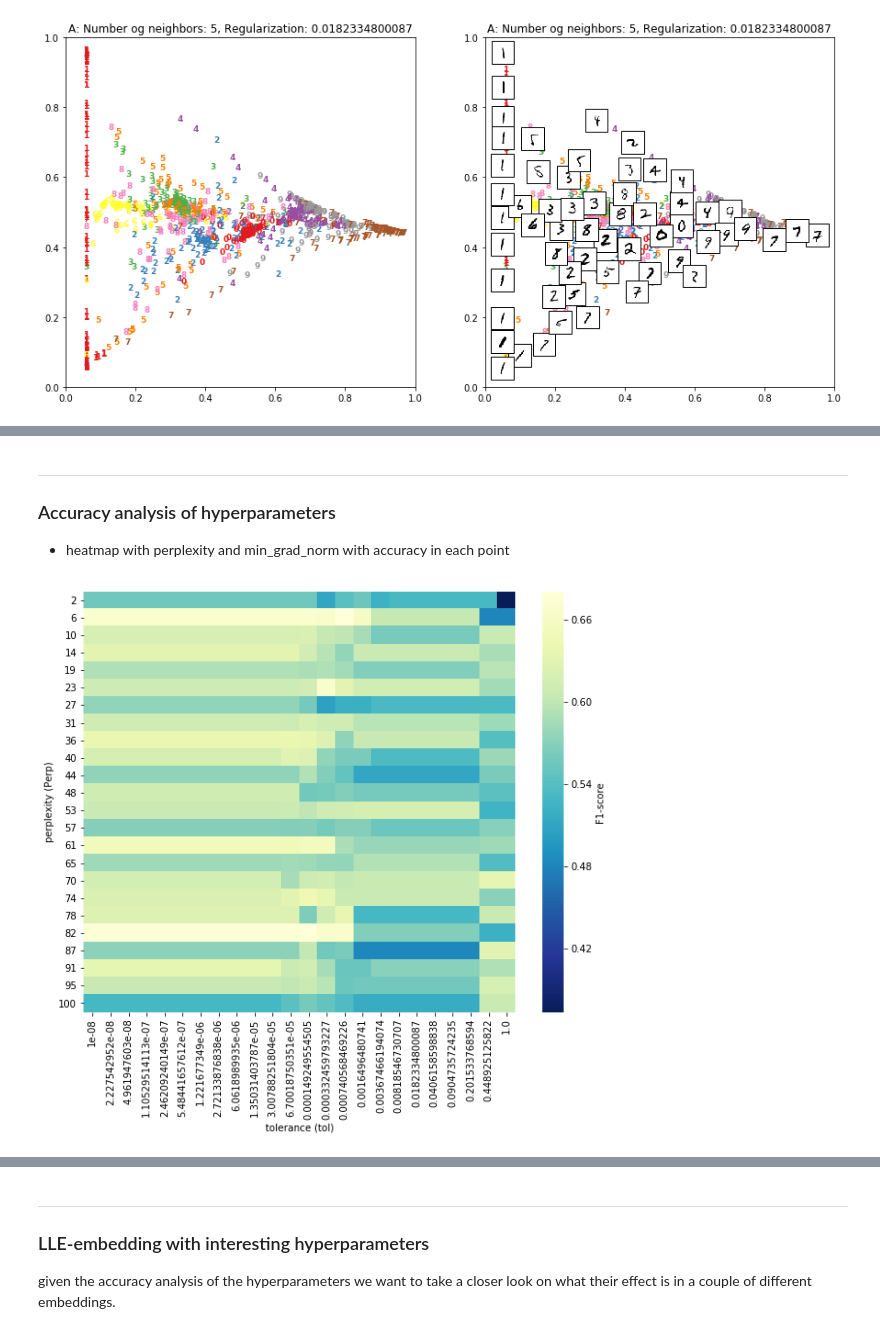
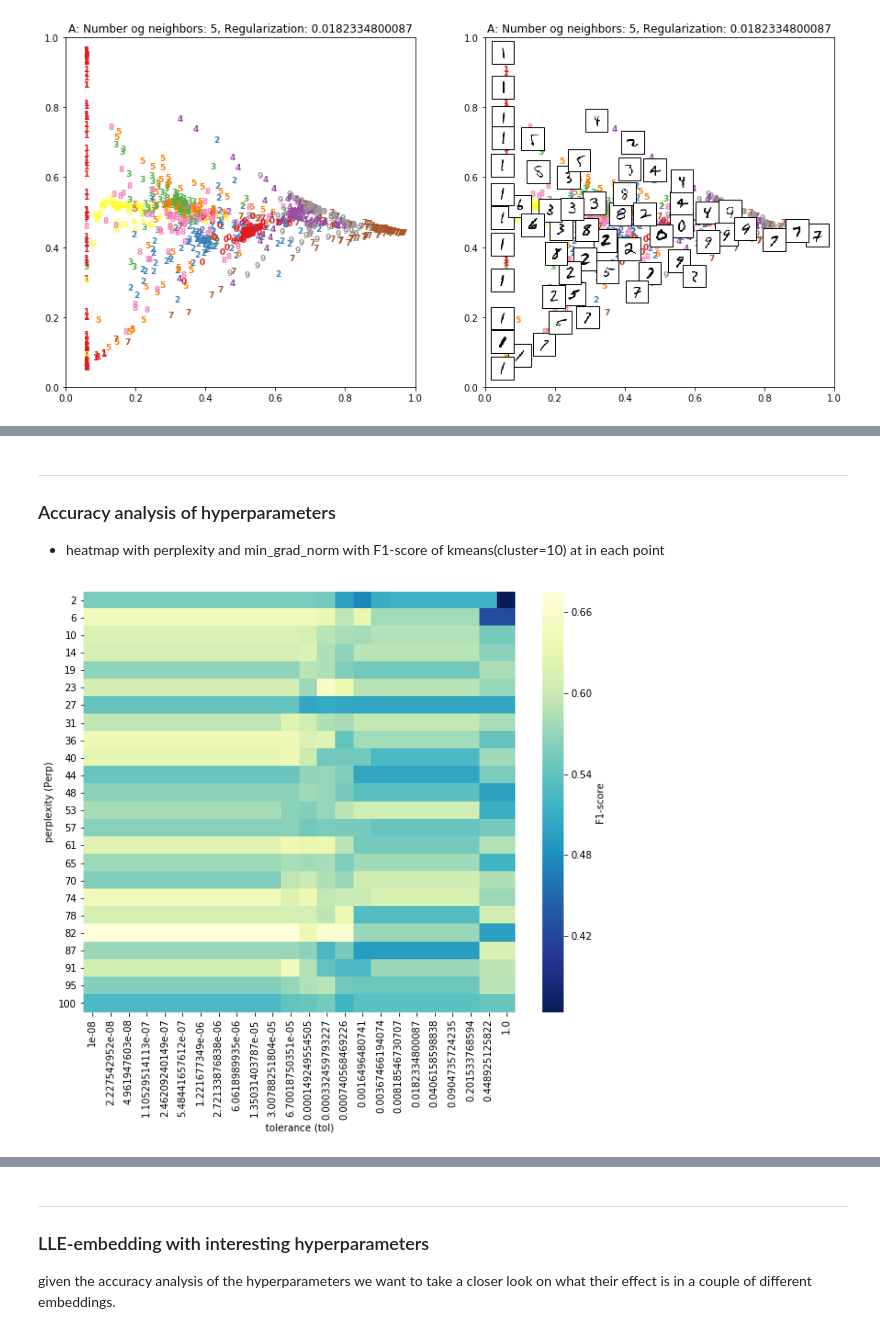
Before and after one commit to hbjornoy/t-SNE-vs-LLE, a Jupyter notebook: Section IV - MNIST.ipynb, the cells around one changed output, grey strips where cells are left out. Cells and saved outputs as stored; diff of their text form; code cells hidden in the pictures.

```diff
--- a/Section IV - MNIST.ipynb
+++ b/Section IV - MNIST.ipynb
@@ -201,9 +203,9 @@ pros cons by lle with tuned hyperparameters
 # %% [markdown]
 ----
 ### Accuracy analysis of hyperparameters
-- heatmap with perplexity and min_grad_norm with accuracy in each point
+- heatmap with perplexity and min_grad_norm with F1-score of kmeans(cluster=10) at in each point
 # %%
 tsne_dict = PK.kmeans_clustering_f1_measure(inputs, targets, "tsne", grid_width=grid_width, nb_samples=nb_samples,
-                                          min_grad_norm_range=(-8,0), perplexity_range=(2,100), plot=True, create=False)
+                                          min_grad_norm_range=(-8,0), perplexity_range=(2,100), plot=True, create=True)
 # %% [output]
-[figure, old version]
+[figure, new version]
```
Also changed, not shown: parts of 37 cells of this notebook, 12 other files.
